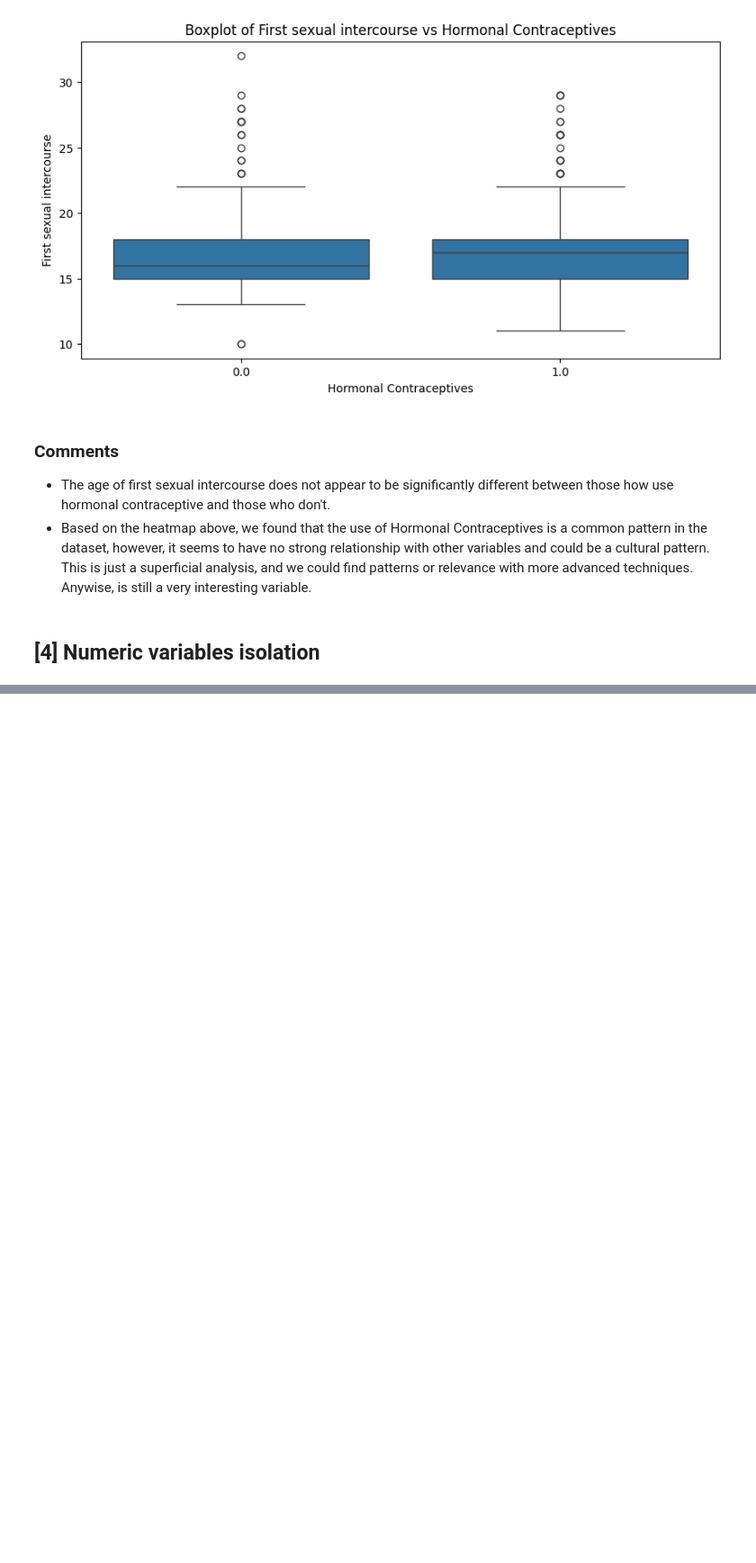
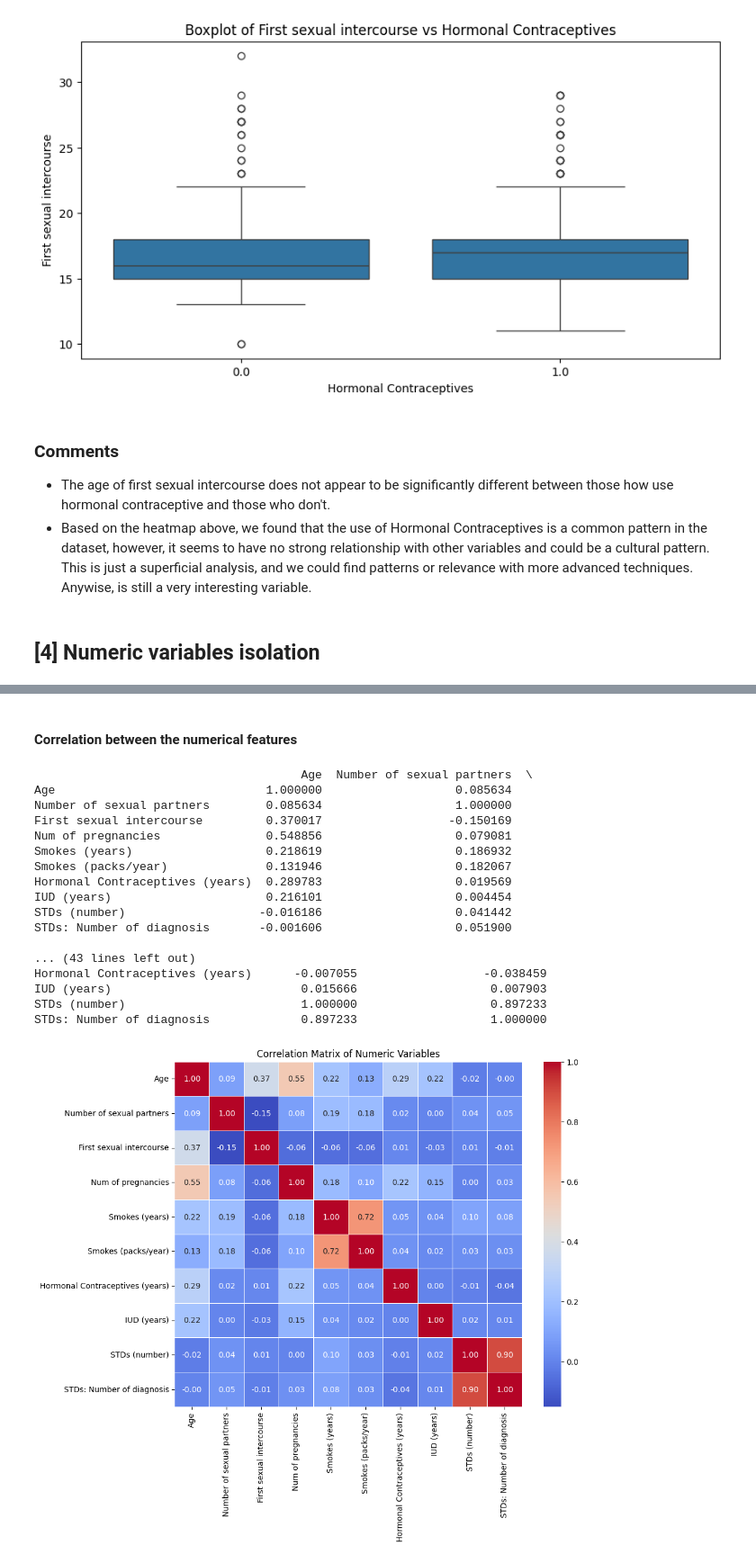
Before and after one commit to chamale-rac/cervical-cancer-diagnosis, a Jupyter notebook: eda.ipynb, the cells around one changed output, grey strips where cells are left out. Shown at 90% size. Saved outputs shown, nothing was run; the diff lists cells and outputs as text; code cells hidden in the pictures; blank space fills up the shorter version.

```diff
--- a/eda.ipynb
+++ b/eda.ipynb
@@ -332,0 +335,16 @@ plt.show()
+# %%
+numerical_columns = [
+    "Age",
+    "Number of sexual partners",
+    "First sexual intercourse",
+    "Num of pregnancies",
+    "Smokes (years)",
+    "Smokes (packs/year)",
+    "Hormonal Contraceptives (years)",
+    "IUD (years)",
+    "STDs (number)",
+    "STDs: Number of diagnosis",
+]
+
+numerical_data = df[numerical_columns]
+numerical_data.describe()
@@ -332,0 +361,30 @@ plt.show()
+# %% [markdown]
+#### Correlation between the numerical features
+# %%
+correlation_matrix = numerical_data.corr()
+
+print(correlation_matrix)
+
+plt.figure(figsize=(10, 8))
+sns.heatmap(correlation_matrix, annot=True, cmap="coolwarm", fmt=".2f", linewidths=0.5)
+plt.title("Correlation Matrix of Numeric Variables")
+plt.show()
+# %% [output]
+                                      Age  Number of sexual partners  \
+Age                              1.000000                   0.085634
+Number of sexual partners        0.085634                   1.000000
+First sexual intercourse         0.370017                  -0.150169
+Num of pregnancies               0.548856                   0.079081
+Smokes (years)                   0.218619                   0.186932
+Smokes (packs/year)              0.131946                   0.182067
+Hormonal Contraceptives (years)  0.289783                   0.019569
+IUD (years)                      0.216101                   0.004454
+STDs (number)                   -0.016186                   0.041442
+STDs: Number of diagnosis       -0.001606                   0.051900
+
+... (43 lines left out)
+Hormonal Contraceptives (years)      -0.007055                  -0.038459
+IUD (years)                           0.015666                   0.007903
+STDs (number)                         1.000000                   0.897233
+STDs: Number of diagnosis             0.897233                   1.000000
+[figure, added]
```
Also changed, not shown: parts of 7 cells of this notebook, 2 other files.
